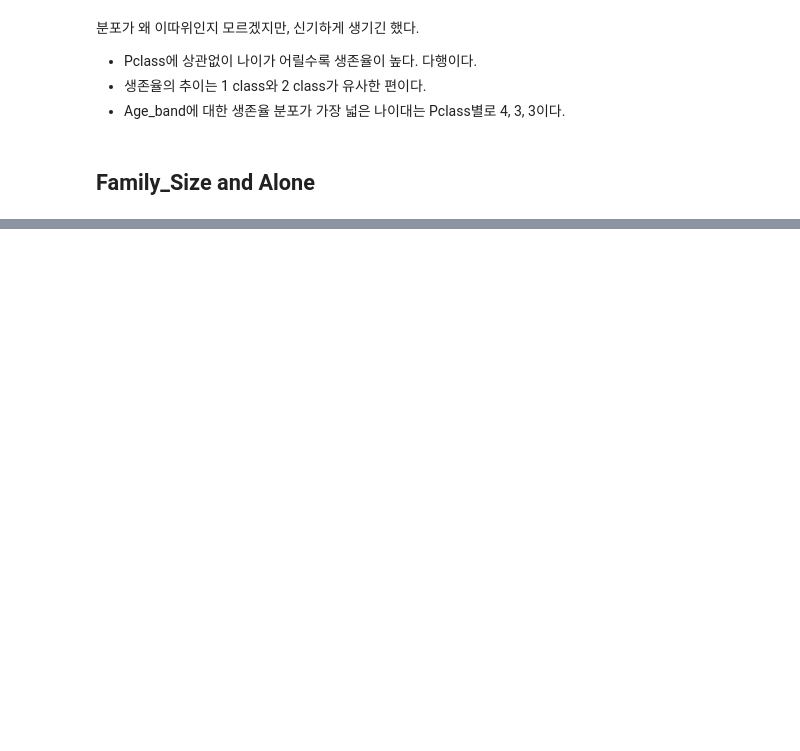
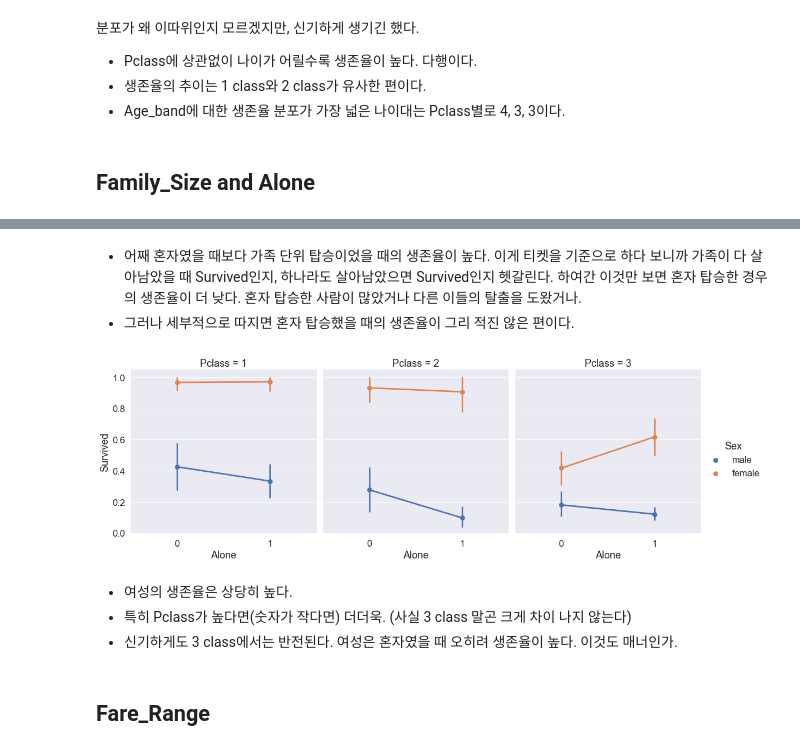
Before and after one commit to Myul23/Kaggle-Curriculum, a Jupyter notebook: Tabular data - Binary classification/Titanic - Machine Learning from Disaster/2. EDA To Prediction.ipynb, the cells around one changed output, grey strips where cells are left out. Drawn from its saved outputs; the diff is of its cells as text; code cells hidden in the pictures; blank space fills up the shorter version.

```diff
--- a/Tabular data - Binary classification/Titanic - Machine Learning from Disaster/2. EDA To Prediction.ipynb
+++ b/Tabular data - Binary classification/Titanic - Machine Learning from Disaster/2. EDA To Prediction.ipynb
@@ -557,0 +568,14 @@ plt.show()
+# %% [markdown]
+- 어째 혼자였을 때보다 가족 단위 탑승이었을 때의 생존율이 높다. 이게 티켓을 기준으로 하다 보니까 가족이 다 살아남았을 때 Survived인지, 하나라도 살아남았으면 Survived인지 헷갈린다. 하여간 이것만 보면 혼자 탑승한 경우의 생존율이 더 낮다. 혼자 탑승한 사람이 많았거나 다른 이들의 탈출을 도왔거나.
+- 그러나 세부적으로 따지면 혼자 탑승했을 때의 생존율이 그리 적진 않은 편이다.
+# %%
+sns.factorplot("Alone", "Survived", hue="Sex", col="Pclass", data=data)
+plt.show()
+# %% [output]
+[figure, added]
+# %% [markdown]
+- 여성의 생존율은 상당히 높다.
+- 특히 Pclass가 높다면(숫자가 작다면) 더더욱. (사실 3 class 말곤 크게 차이 나지 않는다)
+- 신기하게도 3 class에서는 반전된다. 여성은 혼자였을 때 오히려 생존율이 높다. 이것도 매너인가.
+# %% [markdown]
+## Fare_Range
```
Also changed, not shown: parts of 96 cells of this notebook.
